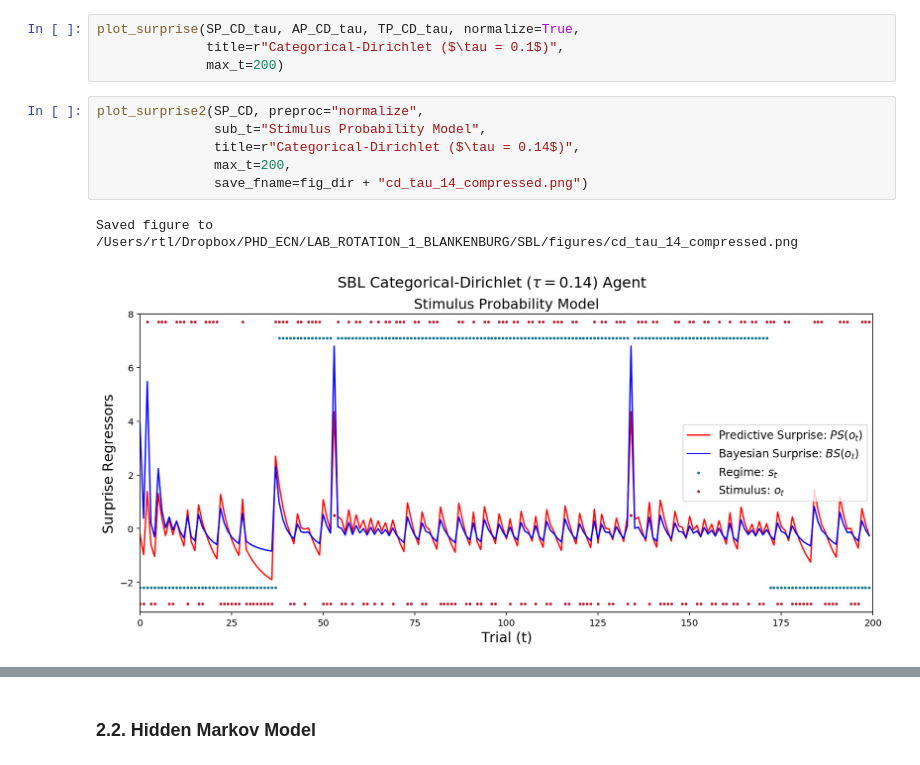
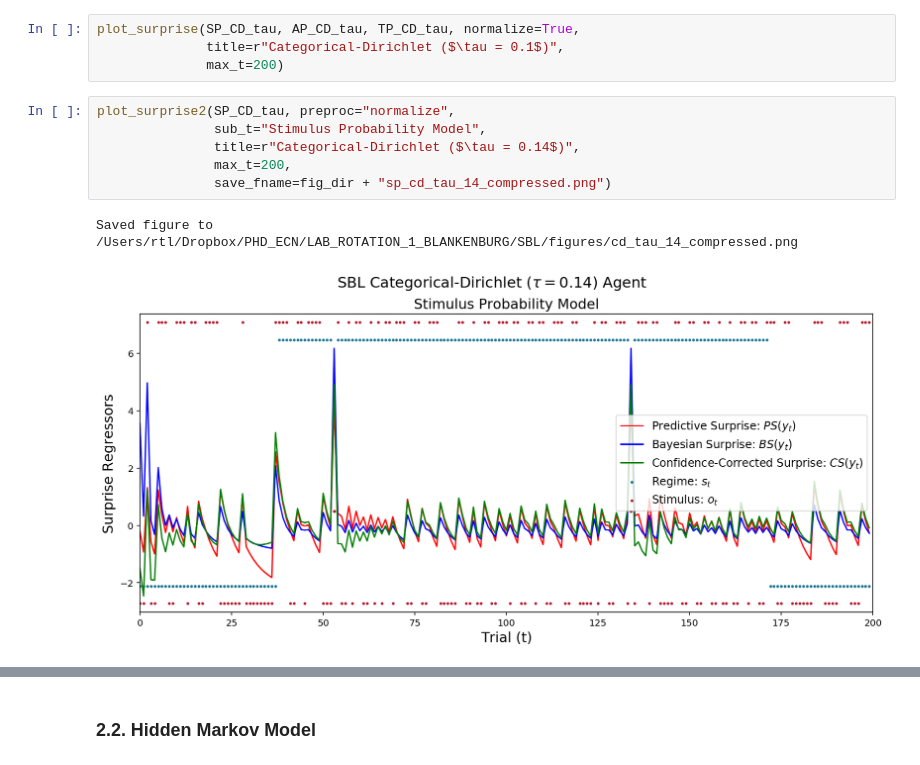
Before and after one commit to RobertTLange/SequentialBayesianLearning, a Jupyter notebook: workspace.ipynb, the cells around one changed output, grey strips where cells are left out. Cells and saved outputs as stored; diff of their text form.

Commit message:
28/07/19 - CD confidence-corrected surprise

```diff
--- a/workspace.ipynb
+++ b/workspace.ipynb
@@ -225,11 +290,11 @@ plot_surprise(SP_CD_tau, AP_CD_tau, TP_CD_tau, normalize=True,
               title=r"Categorical-Dirichlet ($\tau = 0.1$)",
               max_t=200)
 # %%
-plot_surprise2(SP_CD, preproc="normalize",
+plot_surprise2(SP_CD_tau, preproc="normalize",
                sub_t="Stimulus Probability Model",
                title=r"Categorical-Dirichlet ($\tau = 0.14$)",
                max_t=200,
-               save_fname=fig_dir + "cd_tau_14_compressed.png")
+               save_fname=fig_dir + "sp_cd_tau_14_compressed.png")
 # %% [output]
 Saved figure to /Users/rtl/Dropbox/PHD_ECN/LAB_ROTATION_1_BLANKENBURG/SBL/figures/cd_tau_14_compressed.png
-[figure, old version]
+[figure, new version]
```
Also changed, not shown: parts of 12 cells of this notebook, 14 other files.
